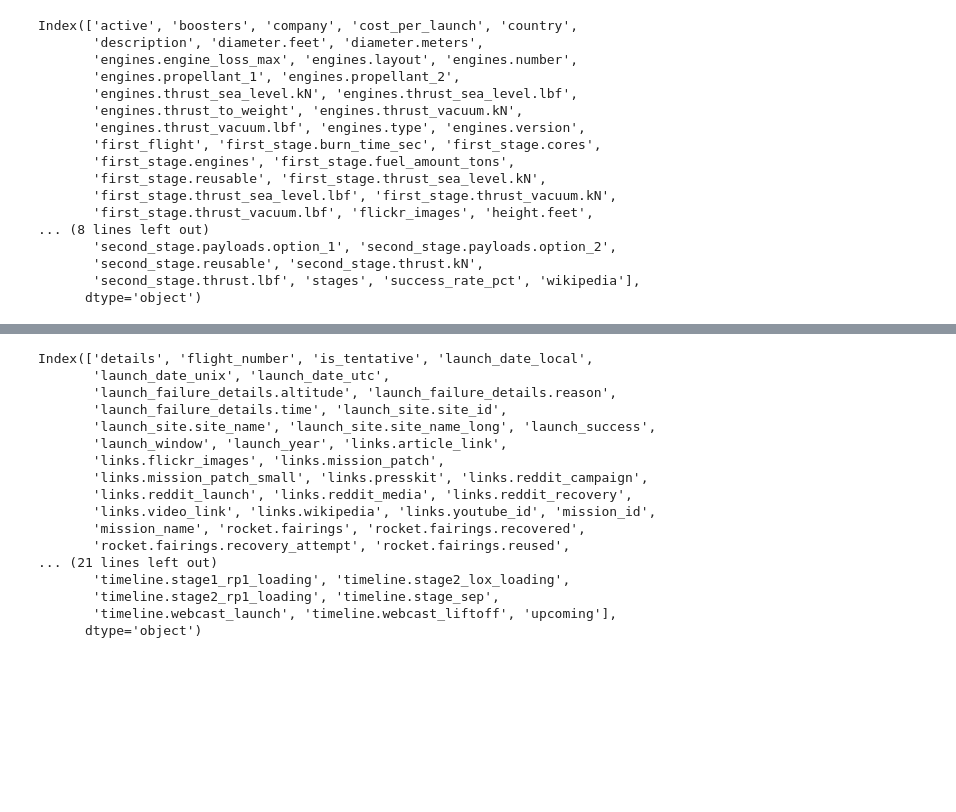
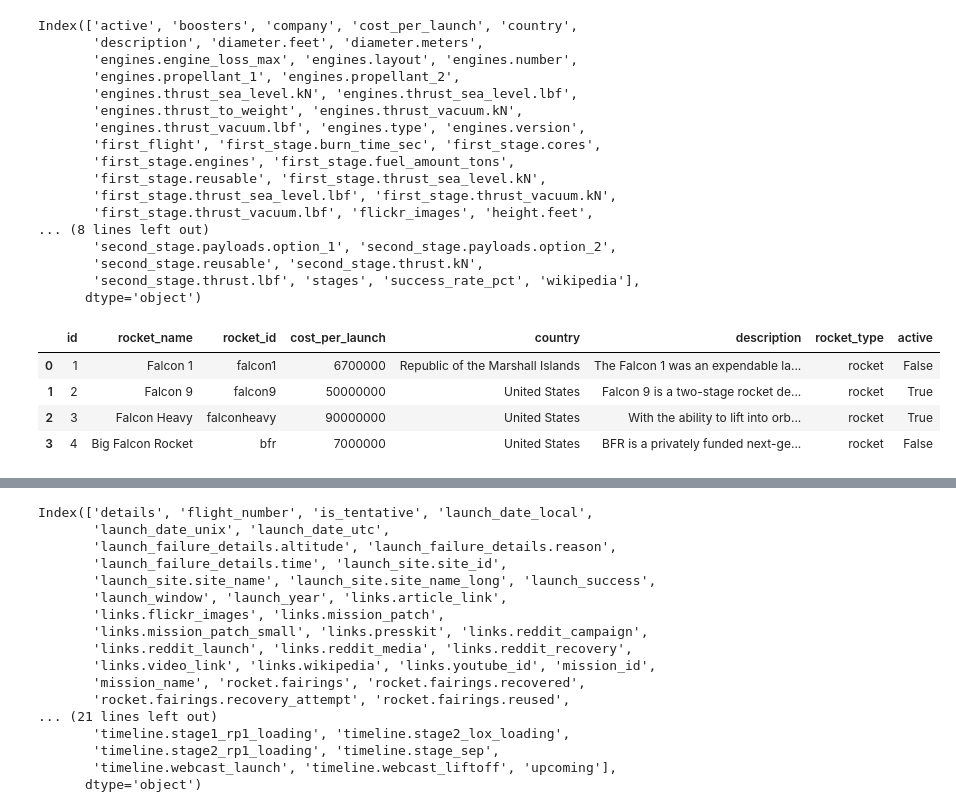
Before and after one commit to alobodanov/ETLspaceX, a Jupyter notebook: Hugo/bin/Extract_Insert_SpaceX.ipynb, the cells around one changed output, grey strips where cells are left out. Drawn from its saved outputs; the diff is of its cells as text; code cells hidden in the pictures; blank space fills up the shorter version.

```diff
--- a/Hugo/bin/Extract_Insert_SpaceX.ipynb
+++ b/Hugo/bin/Extract_Insert_SpaceX.ipynb
@@ -45,6 +47,16 @@ Index(['active', 'boosters', 'company', 'cost_per_launch', 'country',
        'second_stage.reusable', 'second_stage.thrust.kN',
        'second_stage.thrust.lbf', 'stages', 'success_rate_pct', 'wikipedia'],
       dtype='object')
+# %%
+rocket_df_final = rocket_df[['id','rocket_name','rocket_id','cost_per_launch','country', 'description'
+                            ,'rocket_type', 'active']].copy()
+rocket_df_final.head()
+# %% [output]
+|  | id | rocket_name | rocket_id | cost_per_launch | country | description | rocket_type | active |
+| 0 | 1 | Falcon 1 | falcon1 | 6700000 | Republic of the Marshall Islands | The Falcon 1 was an expendable la... | rocket | False |
+| 1 | 2 | Falcon 9 | falcon9 | 50000000 | United States | Falcon 9 is a two-stage rocket de... | rocket | True |
+| 2 | 3 | Falcon Heavy | falconheavy | 90000000 | United States | With the ability to lift into orb... | rocket | True |
+| 3 | 4 | Big Falcon Rocket | bfr | 7000000 | United States | BFR is a privately funded next-ge... | rocket | False |
 # %%
 # Performing a GET Request and saving the
 # API's response within a variable
```
Also changed, not shown: parts of 17 cells of this notebook, 1 other file.
